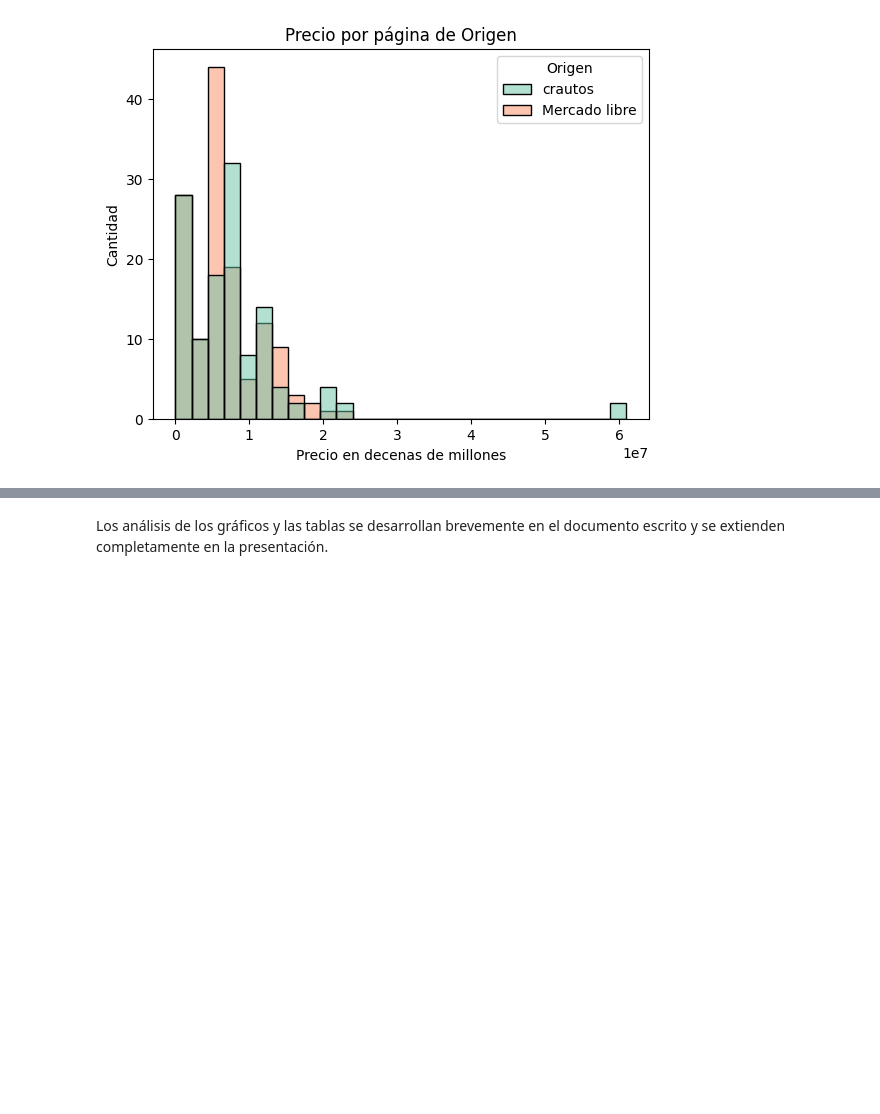
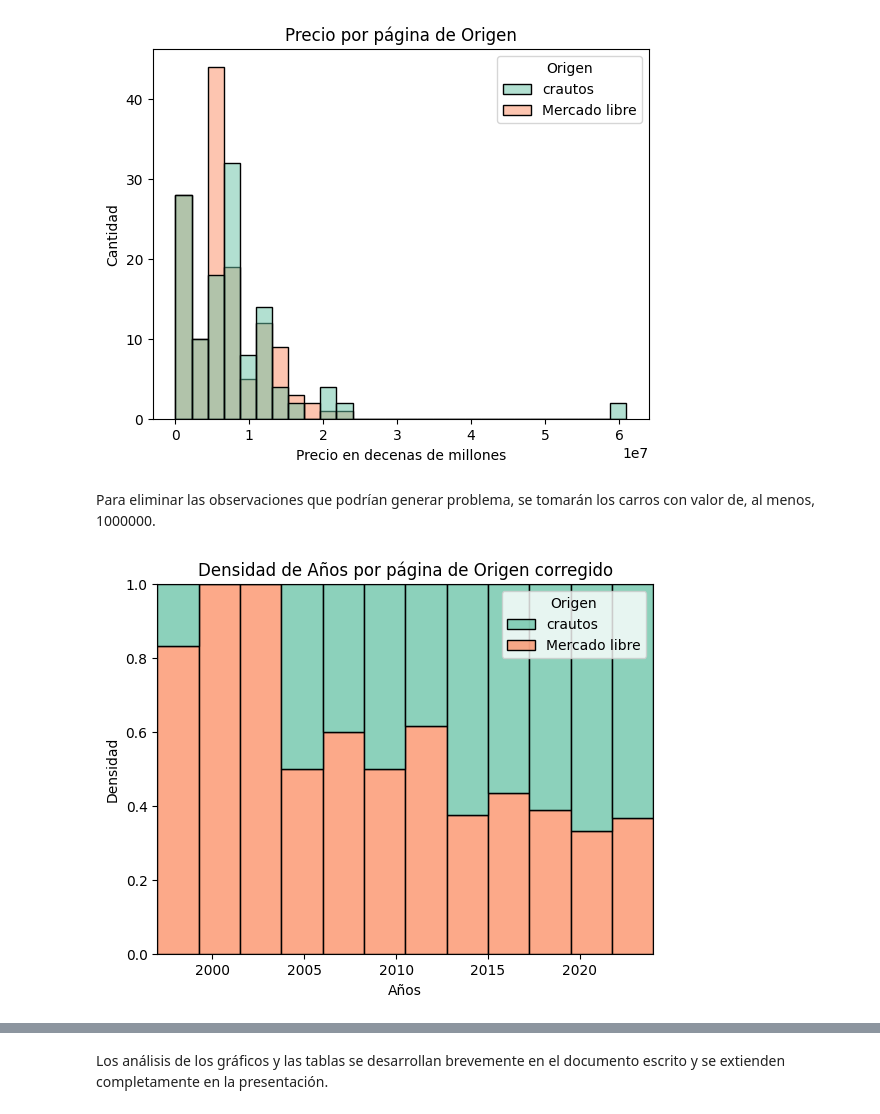
Before and after one commit to Santifer0803/Proyecto_individual_herramientas_II, a Jupyter notebook: cod/Proyecto_individual.ipynb, the cells around one changed output, grey strips where cells are left out. Cells and saved outputs as stored; diff of their text form; code cells hidden in the pictures; blank space fills up the shorter version.

Commit message:
feat: se agregan gráficos con datos limpiados

```diff
--- a/cod/Proyecto_individual.ipynb
+++ b/cod/Proyecto_individual.ipynb
@@ -776,3 +774,21 @@ plt.title('Precio por página de Origen')
 plt.show()
 # %% [output]
 [figure]
+# %% [markdown]
+Para eliminar las observaciones que podrían generar problema, se tomarán los carros con valor de, al menos, 1000000.
+# %%
+df_mod = df_final[df_final['Precio'] > 1_000_000]
+
+# Gráfico con los años en el eje x, agrupa por origen y llena con porcentajes en cada intervalo de años según el origen
+sns.histplot(x = 'Años', hue = 'Origen', multiple = "fill", data = df_mod, palette = "Set2")
+
+# Ejes
+plt.xlabel('Años')
+plt.ylabel('Densidad')
+
+# Título
+plt.title('Densidad de Años por página de Origen corregido')
+
+plt.show()
+# %% [output]
+[figure, added]
```
Also changed, not shown: parts of 3 cells of this notebook, 1 other file.
